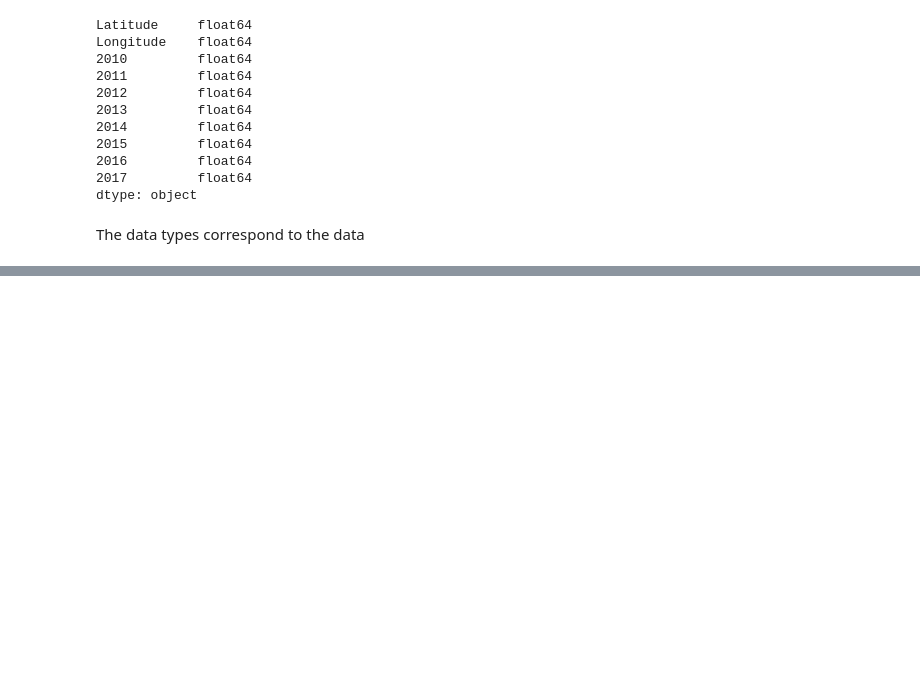
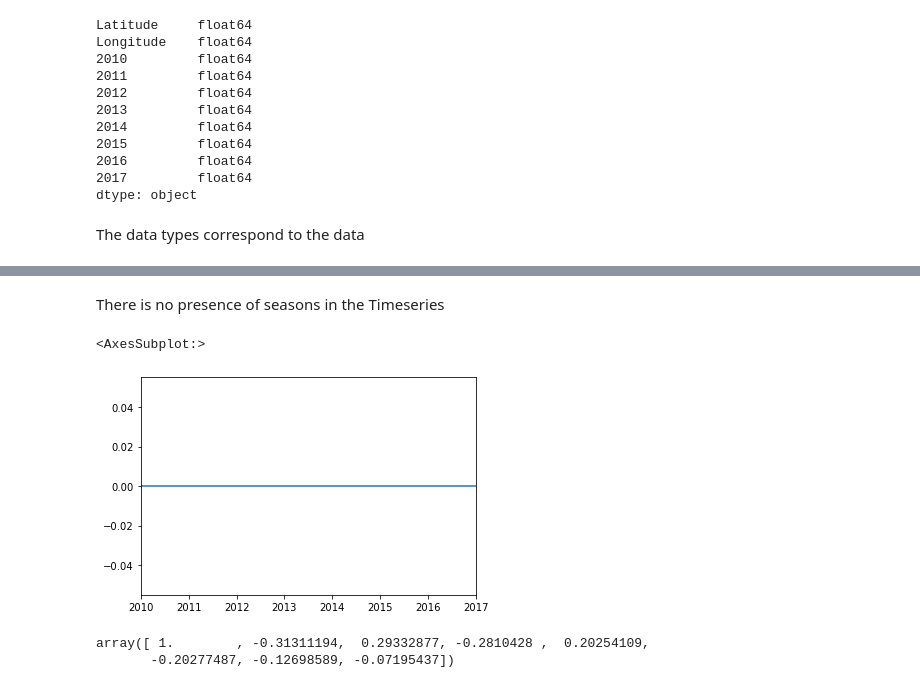
Before and after one commit to felix-n12/shell-ai, a Jupyter notebook: Untitled.ipynb, the cells around one changed output, grey strips where cells are left out. Drawn from its saved outputs; the diff is of its cells as text; code cells hidden in the pictures; blank space fills up the shorter version.

```diff
--- a/Untitled.ipynb
+++ b/Untitled.ipynb
@@ -129,0 +224,7 @@ The data types correspond to the data
+# %% [markdown]
+There is no presence of seasons in the Timeseries
+# %%
+residuals.plot()
+# %% [output]
+<AxesSubplot:>
+[figure, added]
@@ -129,0 +235,5 @@ The data types correspond to the data
+# %%
+acf(biomass_T.iloc[:,0])
+# %% [output]
+array([ 1.        , -0.31311194,  0.29332877, -0.2810428 ,  0.20254109,
+       -0.20277487, -0.12698589, -0.07195437])
```
Also changed, not shown: parts of 24 cells of this notebook.
